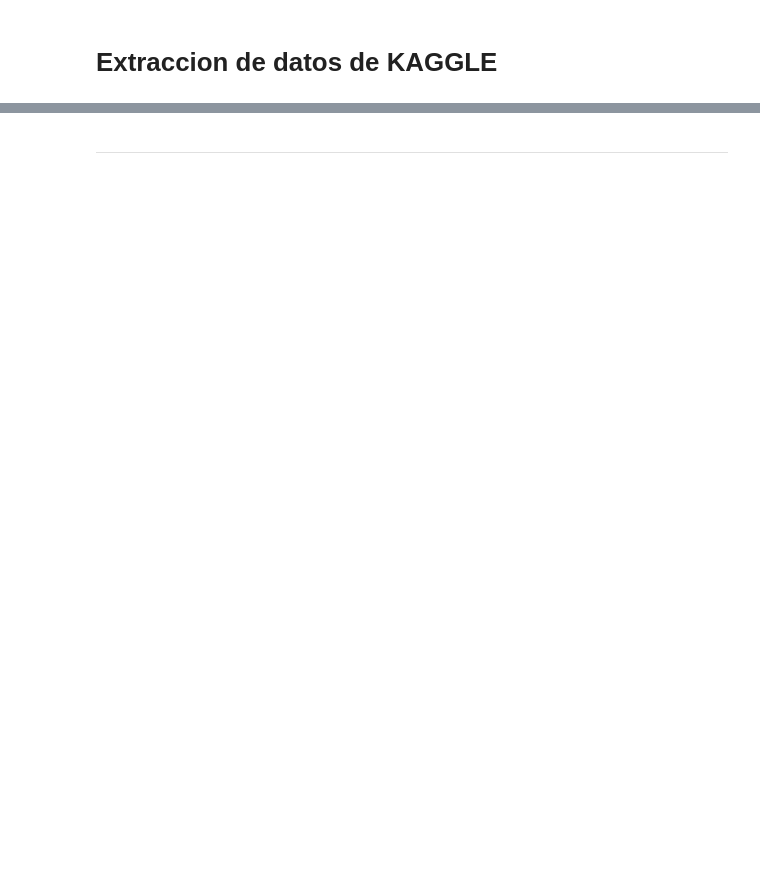
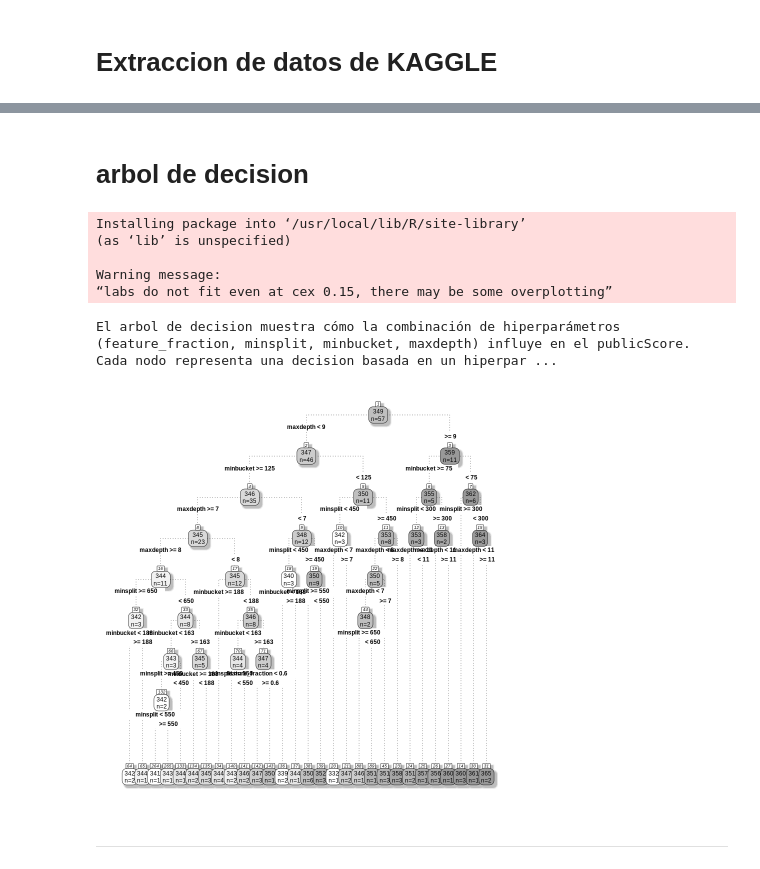
Before and after one commit to DataM-Marcos/dmeyf2026, a Jupyter notebook: src/ensembles/420_ArbolesAzarosos_32_grilla_2.ipynb, the cells around one changed output, grey strips where cells are left out. Cells and saved outputs as stored; diff of their text form; code cells hidden in the pictures; blank space fills up the shorter version.

```diff
--- a/src/ensembles/420_ArbolesAzarosos_32_grilla_2.ipynb
+++ b/src/ensembles/420_ArbolesAzarosos_32_grilla_2.ipynb
@@ -656,3 +640,60 @@ Con score valido: 64 de 144 combinaciones totales de la grilla
+# %% [markdown]
+# arbol de decision
+# %%
+install.packages("rpart.plot")
+require(rpart.plot)
+
+# Cargar los resultados consolidados
+resultados_kaggle_df <- fread("resultados_kaggle_consolidado.csv")
+
+# Filtrar filas con publicScore valido
+resultados_kaggle_df <- resultados_kaggle_df[!is.na(publicScore)]
+
+# Seleccionar las columnas relevantes para el arbol
+# Excluimos 'tag' y 'id' para este arbol de decision, ya que se centran en los hiperparametros numéricos.
+# 'cp' es fijo a -1, asi que no aporta a la variabilidad.
+data_for_tree <- resultados_kaggle_df[, .(feature_fraction, minsplit, minbucket, maxdepth, publicScore)]
+
+# Entrenar un arbol de decision para predecir publicScore
+# Usamos cp=0.001 para permitir un arbol mas grande y detallado
+# minsplit y minbucket tambien se pueden ajustar para controlar la complejidad
+arbol_parametros <- rpart(publicScore ~ feature_fraction + minsplit + minbucket + maxdepth,
+                          data = data_for_tree,
+                          control = rpart.control(cp = 0.001, minsplit = 2, minbucket = 1))
+
+# Ajustar el tamaño del gráfico y del texto para mejor legibilidad
+# Primero, guardar el dispositivo gráfico actual para poder restaurarlo después
+# (Esto es útil si hay múltiples llamadas a funciones de gráficos)
+old_par <- par(no.readonly = TRUE)
+
+# Aumentar el tamaño de la ventana de trazado y reducir los márgenes
+# También se puede usar 'png()' o 'pdf()' para guardar en un archivo con un tamaño específico
+par(mfrow = c(1, 1), oma = c(0, 0, 0, 0), mar = c(0, 0, 0, 0) + 0.1)
+options(scipen = 999) # para evitar notación científica en los números del plot
+
+rpart.plot(arbol_parametros,
+           type = 4, # tipo de grafico
+           extra = 1, # mostrar la informacion de la clase
+           digits = 2, # numero de decimales
+           box.palette = "Grays", # color de las cajas
+           branch.lty = 3, # tipo de linea de las ramas
+           shadow.col = "gray", # sombra en las cajas
+           nn = TRUE, # mostrar el numero de nodo
+           cex = 0.6 # Escala el tamaño del texto en el árbol (se puede ajustar)
+           )
+
+# Restaurar la configuración gráfica original
+par(old_par)
+
+cat("\nEl arbol de decision muestra cómo la combinación de hiperparámetros (feature_fraction, minsplit, minbucket, maxdepth) influye en el publicScore. Cada nodo representa una decision basada en un hiperparámetro, y las hojas muestran el publicScore promedio para esa combinación.\n")
+# %% [output]
+Installing package into ‘/usr/local/lib/R/site-library’
+(as ‘lib’ is unspecified)
+
+Warning message:
+“labs do not fit even at cex 0.15, there may be some overplotting”
+El arbol de decision muestra cómo la combinación de hiperparámetros (feature_fraction, minsplit, minbucket, maxdepth) influye en el publicScore. Cada nodo representa una decision basada en un hiperpar ...
+[figure, added]
 # %% [markdown]
 
 
```
Also changed, not shown: parts of 20 cells of this notebook.
